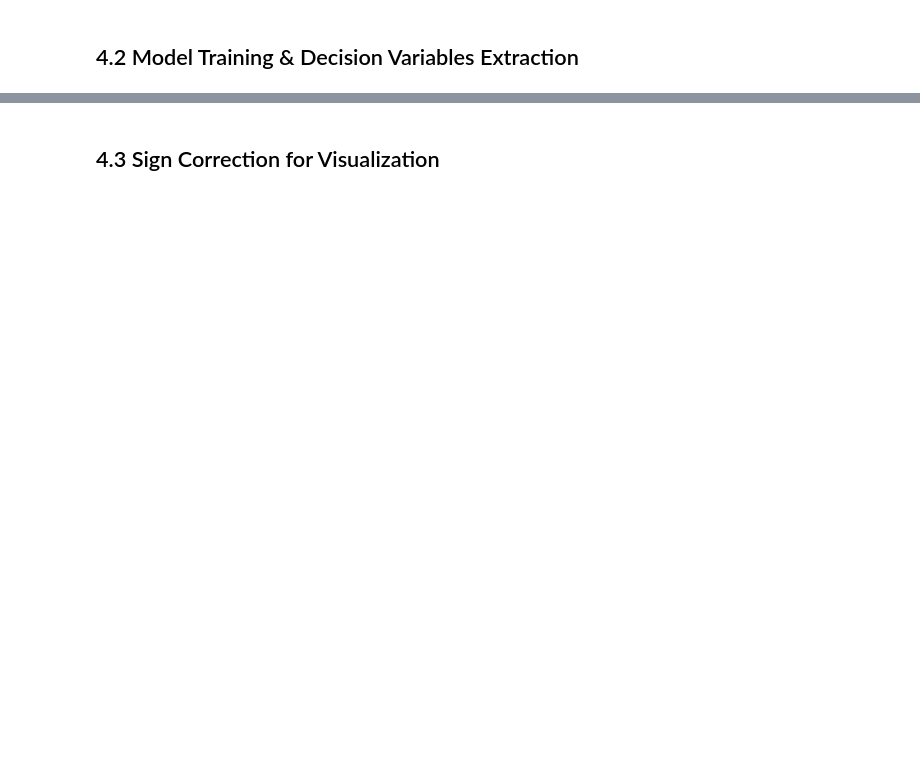
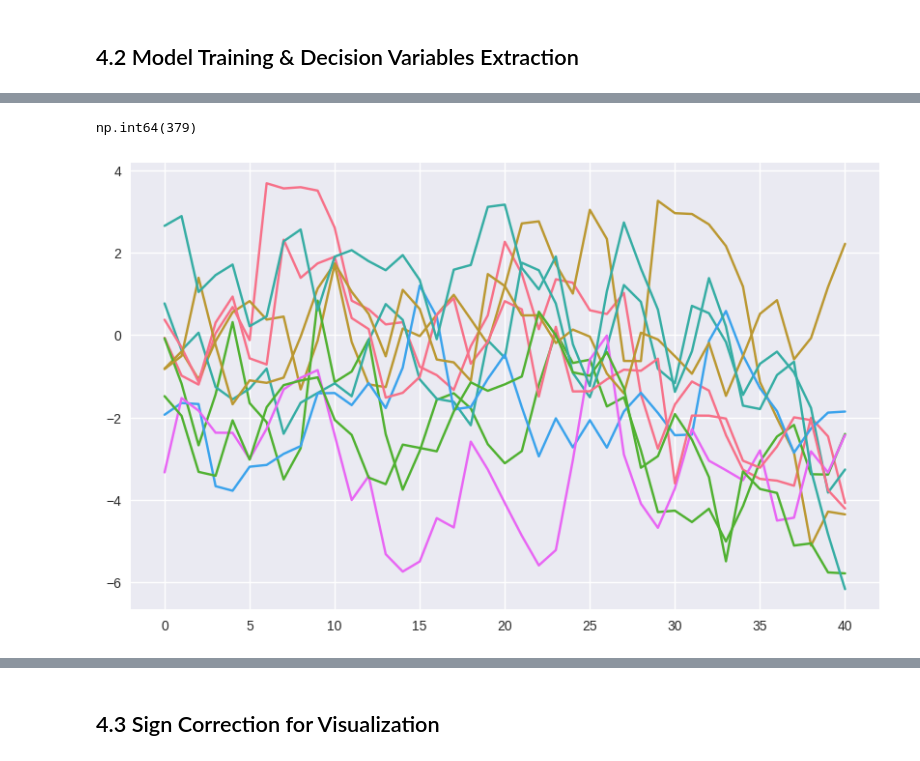
Before and after one commit to Brody-Lab/ClickDV, a Jupyter notebook: notebooks/analysis/decision_variables_extraction.ipynb, the cells around one changed output, grey strips where cells are left out. Drawn from its saved outputs; the diff is of its cells as text; code cells hidden in the pictures; blank space fills up the shorter version.

```diff
--- a/notebooks/analysis/decision_variables_extraction.ipynb
+++ b/notebooks/analysis/decision_variables_extraction.ipynb
@@ -1161,0 +1441,19 @@ Decision variables extraction complete. Ready for visualization and export.
+# %%
+(choices[valid_choices] == 1).sum()
+# %% [output]
+np.int64(379)
+# %%
+left_choice_indices = (choices[valid_choices] == 1)
+right_choice_indices = (choices[valid_choices] == 0)
+
+DVs_2_left = DVs_2[:, left_choice_indices]
+# %%
+number_of_random_indices = 10
+
+for i in range(number_of_random_indices):
+    random_left_indices = np.random.choice(DVs_2_left.shape[1], size=number_of_random_indices, replace=False)
+
+    plt.plot(np.arange(len(DVs_2_left.mean(axis=1))), DVs_2_left[:,random_left_indices[i]], label='Left Choice')
+plt.show()
+# %% [output]
+[figure, added]
```
Also changed, not shown: parts of 29 cells of this notebook, 3 other files.
